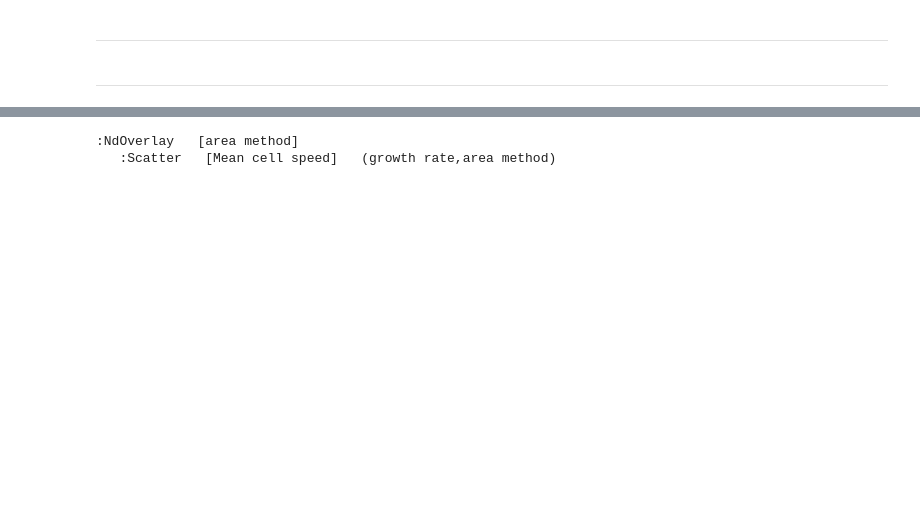
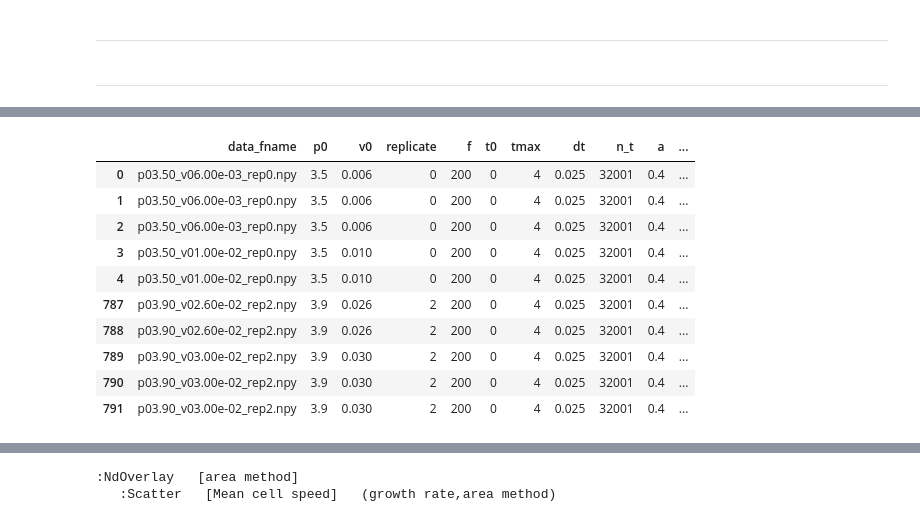
Before and after one commit to pranav-bhamidipati/lateral-signaling, a Jupyter notebook: sandbox/Untitled3.ipynb, the cells around one changed output, grey strips where cells are left out. Drawn from its saved outputs; the diff is of its cells as text; code cells hidden in the pictures; blank space fills up the shorter version.

```diff
--- a/sandbox/Untitled3.ipynb
+++ b/sandbox/Untitled3.ipynb
@@ -271,0 +286,5 @@ df = df.sort_values("data_fname")
+# %%
+# for fx, fE in zip(x_files_abspath, E_files_abspath)
+x_files = [os.path.split(f)[-1] for f in x_files_abspath]
+E_files = [os.path.join(os.path.split(os.path.split(f)[0])[-1], os.path.split(f)[-1]) for f in E_files_abspath]
+files = [*zip(x_files, E_files)]
@@ -331,3 +357,38 @@ gr_df["CHull growth rate"] = chull_growth
+# %%
+# Save growth metrics to DataFrame
+gr_df = (
+    pd.DataFrame(
+        dict(zip(files, growthmetrics)),
+        index=[
+            "growth rate of # cells",
+            "growth rate of RMS distance",
+            "growth rate of CHull area",
+        ],
+    )
+    .reset_index()
+    .melt(id_vars="index")
+)
+
+# Make tidy
+gr_df.columns = ["metric", "data_fname", "Esave_fname", "value"]
+gr_df = gr_df.sort_values(["data_fname", "metric"])
+gr_df = gr_df[["data_fname", "Esave_fname", "metric", "value"]]
+# %%
+df = df.merge(gr_df)
 # %%
-gr_df["_v0"] = [f"{s:.3f}" for s in gr_df.v0]
+df["_v0"] = [f"{s:.3f}" for s in df.v0]
+# %%
+df.iloc[headtail]
+# %% [output]
+|  | data_fname | p0 | v0 | replicate | f | t0 | tmax | dt | n_t | a | ... |
+| 0 | p03.50_v06.00e-03_rep0.npy | 3.5 | 0.006 | 0 | 200 | 0 | 4 | 0.025 | 32001 | 0.4 | ... |
+| 1 | p03.50_v06.00e-03_rep0.npy | 3.5 | 0.006 | 0 | 200 | 0 | 4 | 0.025 | 32001 | 0.4 | ... |
+| 2 | p03.50_v06.00e-03_rep0.npy | 3.5 | 0.006 | 0 | 200 | 0 | 4 | 0.025 | 32001 | 0.4 | ... |
+| 3 | p03.50_v01.00e-02_rep0.npy | 3.5 | 0.010 | 0 | 200 | 0 | 4 | 0.025 | 32001 | 0.4 | ... |
+| 4 | p03.50_v01.00e-02_rep0.npy | 3.5 | 0.010 | 0 | 200 | 0 | 4 | 0.025 | 32001 | 0.4 | ... |
+| 787 | p03.90_v02.60e-02_rep2.npy | 3.9 | 0.026 | 2 | 200 | 0 | 4 | 0.025 | 32001 | 0.4 | ... |
+| 788 | p03.90_v02.60e-02_rep2.npy | 3.9 | 0.026 | 2 | 200 | 0 | 4 | 0.025 | 32001 | 0.4 | ... |
+| 789 | p03.90_v03.00e-02_rep2.npy | 3.9 | 0.030 | 2 | 200 | 0 | 4 | 0.025 | 32001 | 0.4 | ... |
+| 790 | p03.90_v03.00e-02_rep2.npy | 3.9 | 0.030 | 2 | 200 | 0 | 4 | 0.025 | 32001 | 0.4 | ... |
+| 791 | p03.90_v03.00e-02_rep2.npy | 3.9 | 0.030 | 2 | 200 | 0 | 4 | 0.025 | 32001 | 0.4 | ... |
 # %%
```
Also changed, not shown: parts of 26 cells of this notebook, 24 other files.
